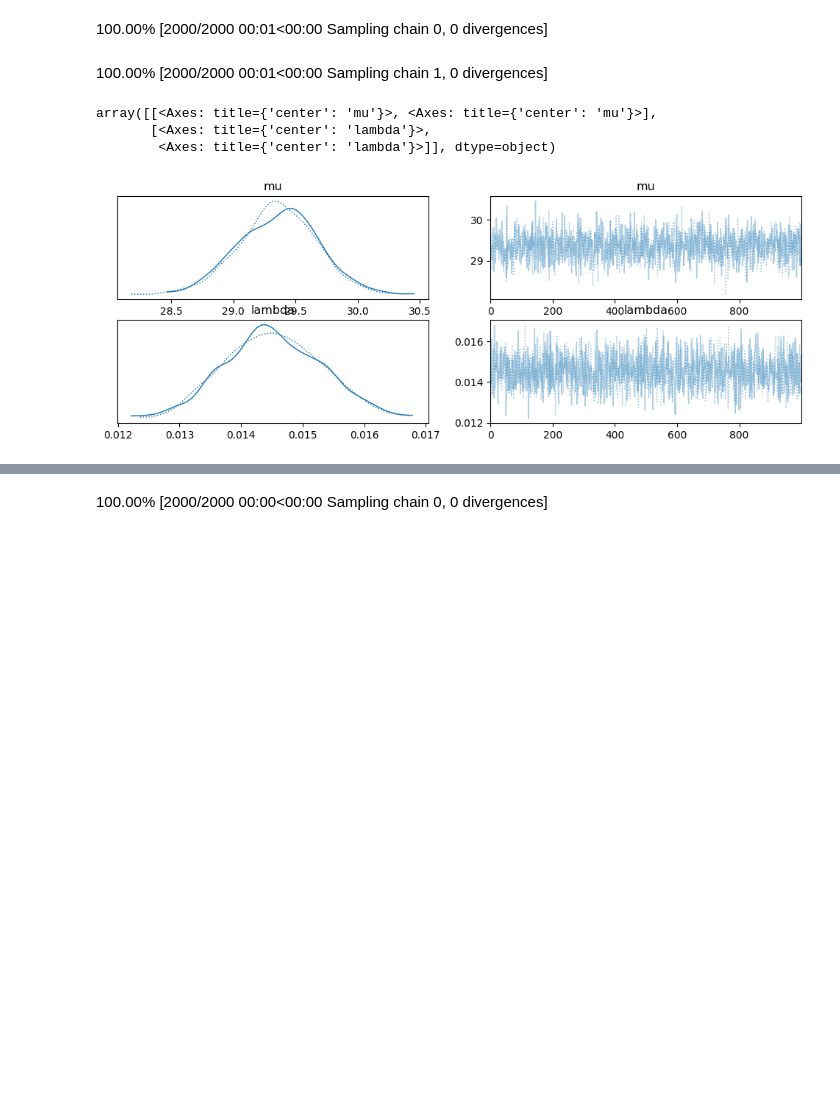
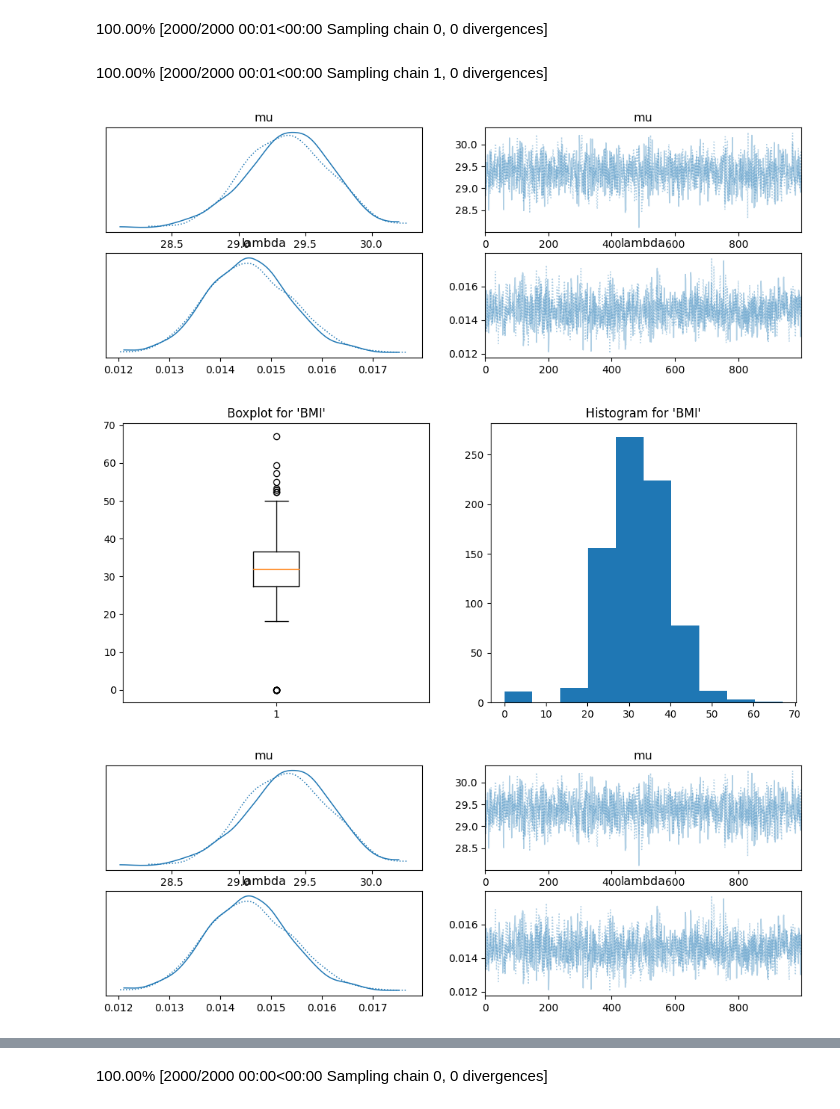
Before and after one commit to VinayakMaharaj/STA365-HW, a Jupyter notebook: STA365_HW3.ipynb, the cells around one changed output, grey strips where cells are left out. Saved outputs shown, nothing was run; the diff lists cells and outputs as text; code cells hidden in the pictures; blank space fills up the shorter version.

```diff
--- a/STA365_HW3.ipynb
+++ b/STA365_HW3.ipynb
@@ -4,34 +4,54 @@ import pymc as pm
 import arviz as az
 
 # Step 1: Load the dataset
 # Replace 'your_dataset.csv' with the actual file path
 df = pd.read_csv('diabetes.csv')
 
 # Step 2: Extract the column for analysis
 # Replace 'column_name' with the actual column name
 data_column = df['BMI'].values
 
 # Step 3: Specify PyMC Normal-Gamma Model
 normal_gamma_model = pm.Model()
 with normal_gamma_model:
     # Define prior for mean (mu) and precision (lambda) parameters
     mu = pm.Normal("mu", mu=0, tau=1)
     lambda_ = pm.Gamma("lambda", alpha=2, beta=1/2)
 
     # Define likelihood for the observed data
     obs = pm.Normal("obs", mu=mu, tau=lambda_, observed=data_column)
 
 # Step 4: Perform MCMC Sampling
 with normal_gamma_model:
     idata = pm.sample()
 
 # Step 5: Analyze Results
 az.summary(idata, round_to=2)
 az.plot_trace(idata)
+# Additional exploratory data analysis (EDA) for both columns
+plt.figure(figsize=(12, 5))
+plt.subplot(1, 2, 1)
+plt.boxplot(data_column)
+plt.title("Boxplot for 'BMI'")
+plt.subplot(1, 2, 2)
+plt.hist(data_column)
+plt.title("Histogram for 'BMI'")
+plt.show()
+
+
+# Step 5: Analyze Results
+az.summary(idata, round_to=2)
+az.plot_trace(idata)
+
+# CIs for normal-gamma model
+fig, ax = plt.subplots(1, 2, figsize=(14, 6))
+az.plot_forest(idata, var_names=["mu"], combined=False, hdi_prob=0.95, ax=ax[0])
+az.plot_forest(idata, var_names=["lambda"], combined=False, hdi_prob=0.95, ax=ax[1])
+plt.suptitle("CIs for Normal-Gamma Model")
+plt.show()
 # %% [output]
 100.00% [2000/2000 00:01<00:00 Sampling chain 0, 0 divergences]
 100.00% [2000/2000 00:01<00:00 Sampling chain 1, 0 divergences]
-array([[<Axes: title={'center': 'mu'}>, <Axes: title={'center': 'mu'}>],
-       [<Axes: title={'center': 'lambda'}>,
-        <Axes: title={'center': 'lambda'}>]], dtype=object)
-[figure, old version]
+[figure, new version]
+[figure, added]
+[figure, added]
```
Also changed, not shown: parts of 3 cells of this notebook.
